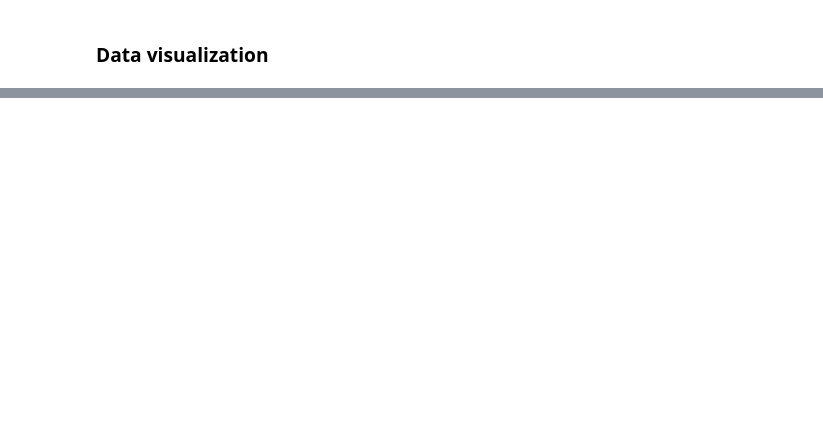
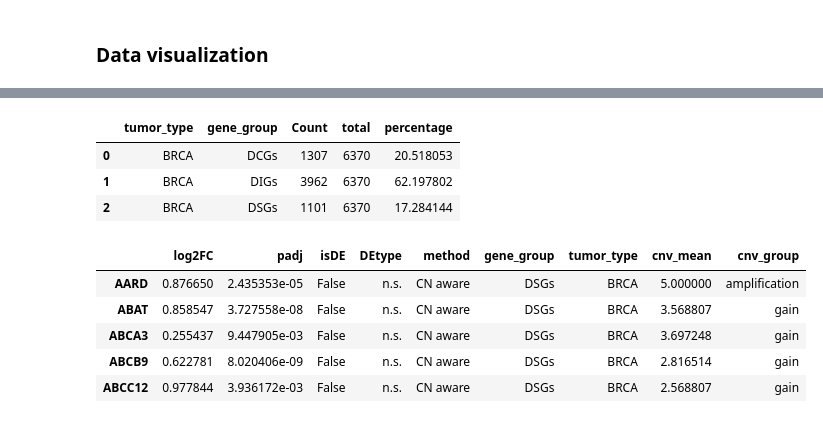
Before and after one commit to kdavydzenka/DeConveil, a Jupyter notebook: test_deconveil.ipynb, the cells around one changed output, grey strips where cells are left out. Cells and saved outputs as stored; diff of their text form; code cells hidden in the pictures; blank space fills up the shorter version.

```diff
--- a/test_deconveil.ipynb
+++ b/test_deconveil.ipynb
@@ -520,7 +555,8 @@ pval_cut = 0.05
 # %%
 # Histogram of CN distribution
 cnv = pd.read_csv(os.path.join(DATA_PATH, "cnv.csv"), index_col=0)
-cnv = cnv.iloc[:, 26:50]
+cnv = cnv.iloc[:, 111:220]
 cnv['cnv_mean'] = cnv.mean(axis=1)
 cnv_mean = cnv['cnv_mean'] * 2
-cnv_mean
+cnv_mean = pd.DataFrame(cnv_mean)
+cnv_mean.head()
@@ -532,0 +592,23 @@ generate_volcano_plot(plot_data, xlim = (-10,10), ylim = (0, 200))
+# %%
+# Group by 'tumor_type' and 'gene_group' and calculate counts, percentages
+combined_data['cnv_group'] = combined_data['cnv_mean'].apply(assign_cnv_group)
+barplot_data = combined_data.groupby(['tumor_type', 'gene_group']).size().reset_index(name='Count')
+barplot_data['total'] = barplot_data.groupby('tumor_type')['Count'].transform('sum')
+barplot_data['percentage'] = (barplot_data['Count'] / barplot_data['total']) * 100
+barplot_data
+# %% [output]
+|  | tumor_type | gene_group | Count | total | percentage |
+| 0 | BRCA | DCGs | 1307 | 6370 | 20.518053 |
+| 1 | BRCA | DIGs | 3962 | 6370 | 62.197802 |
+| 2 | BRCA | DSGs | 1101 | 6370 | 17.284144 |
+# %%
+combined_data['gene_group'] = pd.Categorical(combined_data['gene_group'], categories=["DIGs", "DSGs", "DCGs"], ordered=True)
+combined_data['tumor_type'] = pd.Categorical(combined_data['tumor_type'], categories=["LUSC", "BRCA", "LIHC", "KIRC"], ordered=True)
+combined_data.head()
+# %% [output]
+|  | log2FC | padj | isDE | DEtype | method | gene_group | tumor_type | cnv_mean | cnv_group |
+| AARD | 0.876650 | 2.435353e-05 | False | n.s. | CN aware | DSGs | BRCA | 5.000000 | amplification |
+| ABAT | 0.858547 | 3.727558e-08 | False | n.s. | CN aware | DSGs | BRCA | 3.568807 | gain |
+| ABCA3 | 0.255437 | 9.447905e-03 | False | n.s. | CN aware | DSGs | BRCA | 3.697248 | gain |
+| ABCB9 | 0.622781 | 8.020406e-09 | False | n.s. | CN aware | DSGs | BRCA | 2.816514 | gain |
+| ABCC12 | 0.977844 | 3.936172e-03 | False | n.s. | CN aware | DSGs | BRCA | 2.568807 | gain |
```
Also changed, not shown: parts of 18 cells of this notebook, 2 other files.
